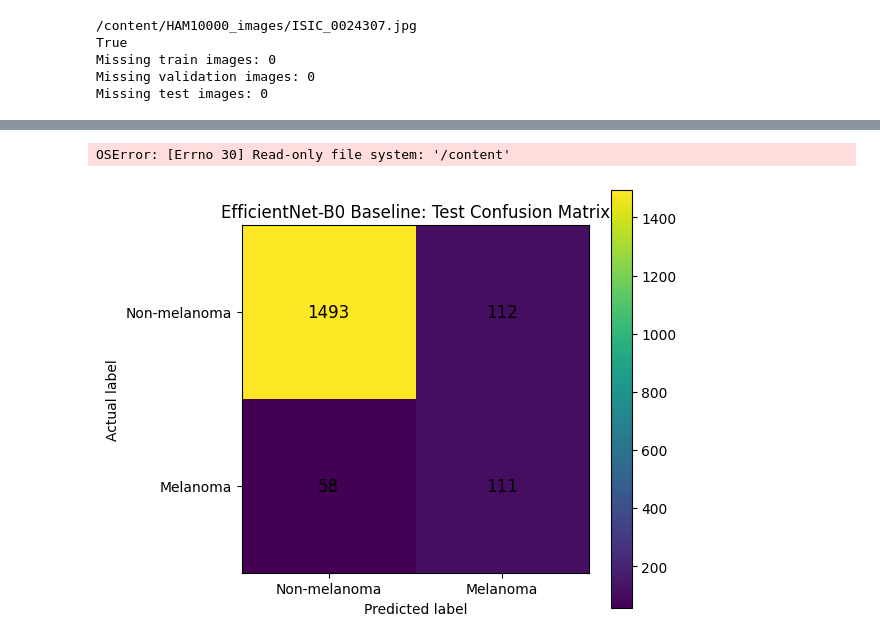
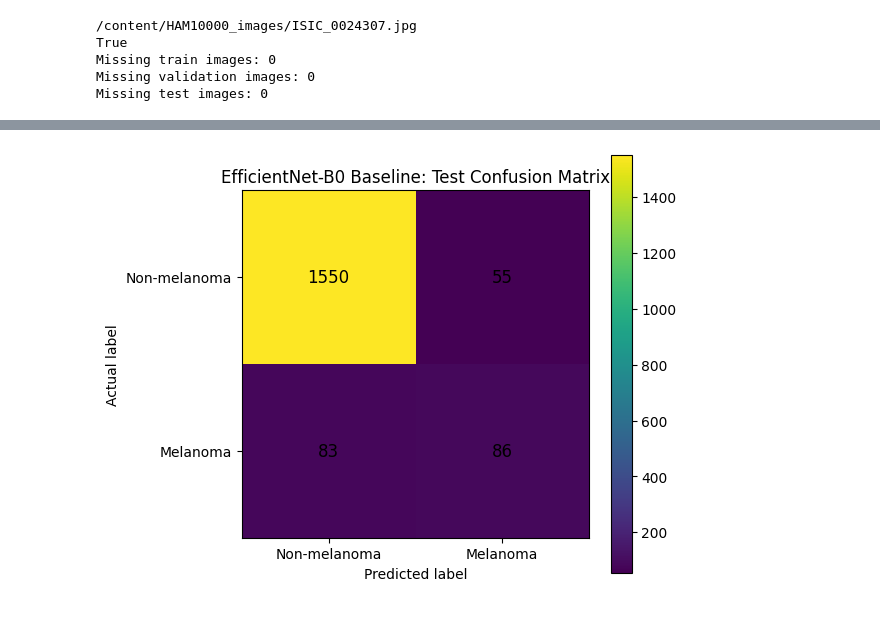
Before and after one commit to zone2233/bachelor-thesis-melanoma-augmentation, a Jupyter notebook: notebooks/01_baseline_efficientnet.ipynb, the cells around one changed output, grey strips where cells are left out. Cells and saved outputs as stored; diff of their text form; code cells hidden in the pictures.

```diff
--- a/notebooks/01_baseline_efficientnet.ipynb
+++ b/notebooks/01_baseline_efficientnet.ipynb
@@ -135,3 +75,0 @@ Downloading: "https://download.pytorch.org/models/efficientnet_b0_rwightman-7f58
-# %%
-criterion = nn.BCEWithLogitsLoss()
-optimizer = torch.optim.Adam(model.parameters(), lr=1e-4)
@@ -274,0 +173,34 @@ NameError: name 'val_probs' is not defined
+# %%
+BATCH_SIZE = 32
+
+train_dataset = MelanomaDataset(train_df, transform=train_transform)
+val_dataset = MelanomaDataset(val_df, transform=val_test_transform)
+test_dataset = MelanomaDataset(test_df, transform=val_test_transform)
+
+train_loader = DataLoader(
+    train_dataset,
+    batch_size=BATCH_SIZE,
+    shuffle=True,
+    num_workers=2,
+    pin_memory=True,
+    worker_init_fn=seed_worker,
+    generator=generator
+)
+
+val_loader = DataLoader(
+    val_dataset,
+    batch_size=BATCH_SIZE,
+    shuffle=False,
+    num_workers=2,
+    pin_memory=True,
+    worker_init_fn=seed_worker
+)
+
+test_loader = DataLoader(
+    test_dataset,
+    batch_size=BATCH_SIZE,
+    shuffle=False,
+    num_workers=2,
+    pin_memory=True,
+    worker_init_fn=seed_worker
+)
@@ -733,10 +720,7 @@ from pathlib import Path
 
 # Baseline test confusion matrix
 # Rows = actual labels, columns = predicted labels
-cm = np.array([
-    [1493, 112],
-    [58, 111]
-])
+cm = np.asarray(test_cm)
 
 class_names = ["Non-melanoma", "Melanoma"]
 
@@ -751,33 +735,32 @@ ax.set_ylabel("Actual label")
 ax.set_xticks(np.arange(len(class_names)))
 ax.set_yticks(np.arange(len(class_names)))
 ax.set_xticklabels(class_names)
 ax.set_yticklabels(class_names)
 
 # Add numbers inside cells
 for i in range(cm.shape[0]):
     for j in range(cm.shape[1]):
         ax.text(
             j,
             i,
             cm[i, j],
             ha="center",
             va="center",
             fontsize=12
         )
 
 plt.colorbar(im, ax=ax)
 plt.tight_layout()
 
 FIGURE_DIR = Path("/content/drive/MyDrive/bachelor_thesis_data/results/figures")
 FIGURE_DIR.mkdir(parents=True, exist_ok=True)
 
 plt.savefig(
-    FIGURE_DIR / "efficientnet_b0_baseline_test_confusion_matrix.png",
+    FIGURE_DIR / "baseline_seed42_test_confusion_matrix.png",
     dpi=300,
     bbox_inches="tight"
 )
 
 plt.show()
 # %% [output]
-OSError: [Errno 30] Read-only file system: '/content'
-[figure, old version]
+[figure, new version]
```
Also changed, not shown: parts of 16 cells of this notebook, 2 other files.
